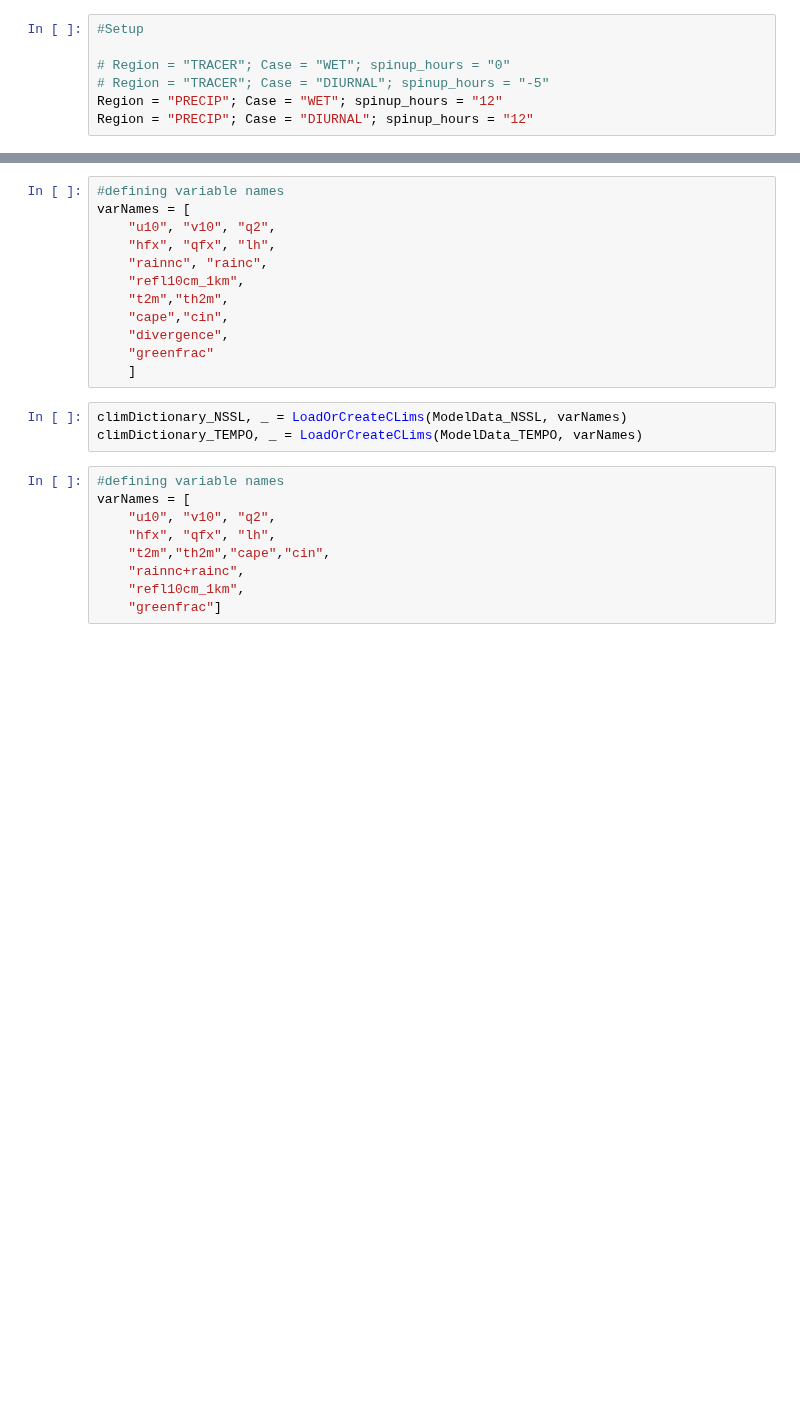
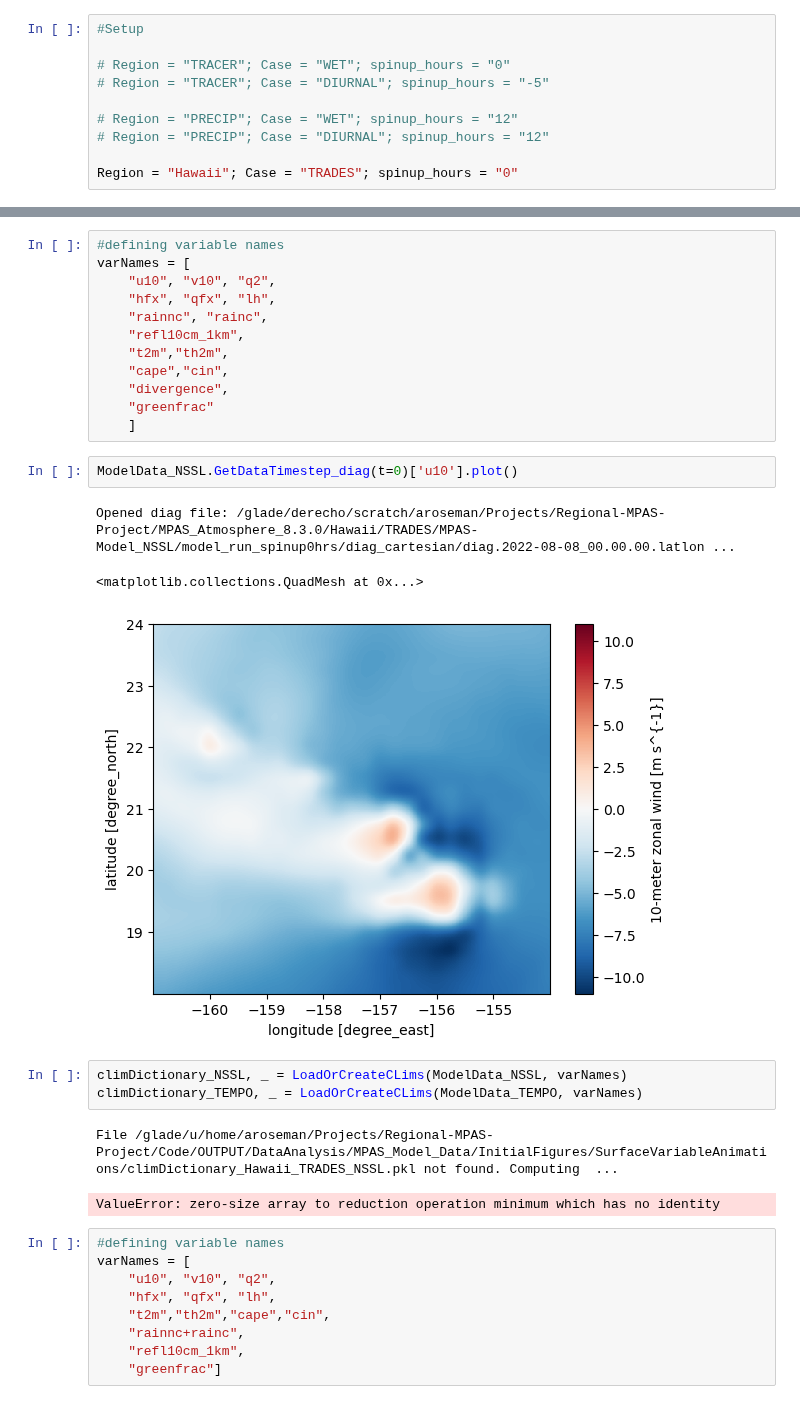
Before and after one commit to torrilab/Regional-MPAS-Project, a Jupyter notebook: CodeFiles/DataAnalysis/MPAS_Model_Data/InitialFigures/SurfaceVariableAnimation.ipynb, the cells around one changed output, grey strips where cells are left out. Saved outputs shown, nothing was run; the diff lists cells and outputs as text; blank space fills up the shorter version.

```diff
--- a/CodeFiles/DataAnalysis/MPAS_Model_Data/InitialFigures/SurfaceVariableAnimation.ipynb
+++ b/CodeFiles/DataAnalysis/MPAS_Model_Data/InitialFigures/SurfaceVariableAnimation.ipynb
@@ -59,8 +72,11 @@ from CLASSES_ModelData import StructuredModelData_Class,DataOperator_Class
 
 # Region = "TRACER"; Case = "WET"; spinup_hours = "0"
 # Region = "TRACER"; Case = "DIURNAL"; spinup_hours = "-5"
-Region = "PRECIP"; Case = "WET"; spinup_hours = "12"
-Region = "PRECIP"; Case = "DIURNAL"; spinup_hours = "12"
+
+# Region = "PRECIP"; Case = "WET"; spinup_hours = "12"
+# Region = "PRECIP"; Case = "DIURNAL"; spinup_hours = "12"
+
+Region = "Hawaii"; Case = "TRADES"; spinup_hours = "0"
 # %%
 #Load Model Directory Class
 RunType = (Region,Case,"NSSL",spinup_hours)
@@ -447,9 +483,18 @@ varNames = [
     "divergence",
     "greenfrac"
     ]
+# %%
+ModelData_NSSL.GetDataTimestep_diag(t=0)['u10'].plot()
+# %% [output]
+Opened diag file: /glade/derecho/scratch/aroseman/Projects/Regional-MPAS-Project/MPAS_Atmosphere_8.3.0/Hawaii/TRADES/MPAS-Model_NSSL/model_run_spinup0hrs/diag_cartesian/diag.2022-08-08_00.00.00.latlon ...
+<matplotlib.collections.QuadMesh at 0x...>
+[figure, added]
 # %%
 climDictionary_NSSL, _ = LoadOrCreateCLims(ModelData_NSSL, varNames)
 climDictionary_TEMPO, _ = LoadOrCreateCLims(ModelData_TEMPO, varNames)
+# %% [output]
+File /glade/u/home/aroseman/Projects/Regional-MPAS-Project/Code/OUTPUT/DataAnalysis/MPAS_Model_Data/InitialFigures/SurfaceVariableAnimations/climDictionary_Hawaii_TRADES_NSSL.pkl not found. Computing  ...
+ValueError: zero-size array to reduction operation minimum which has no identity
 # %%
 #defining variable names
 varNames = [
```
Also changed, not shown: parts of 3 cells of this notebook, 11 other files.
